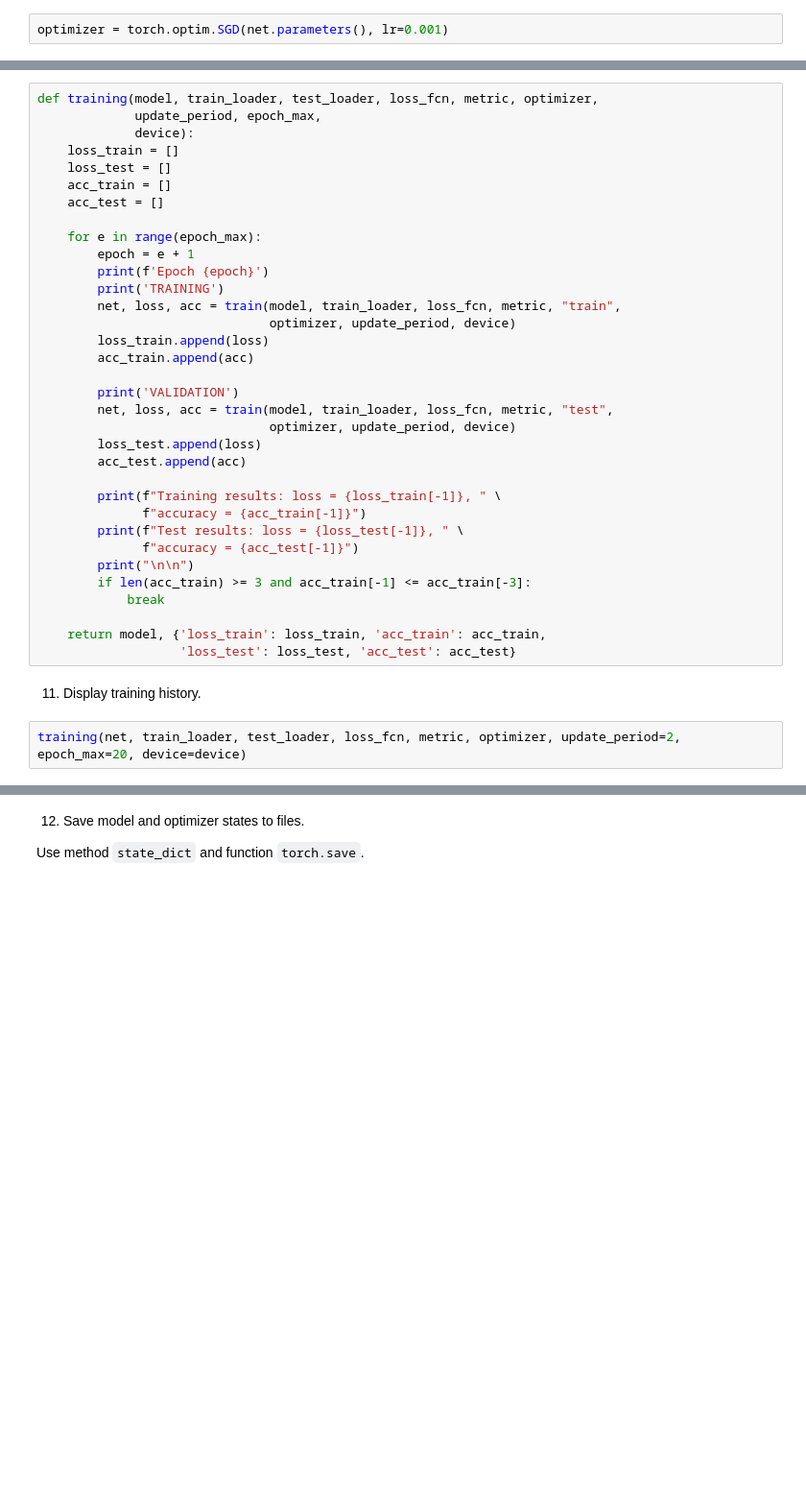
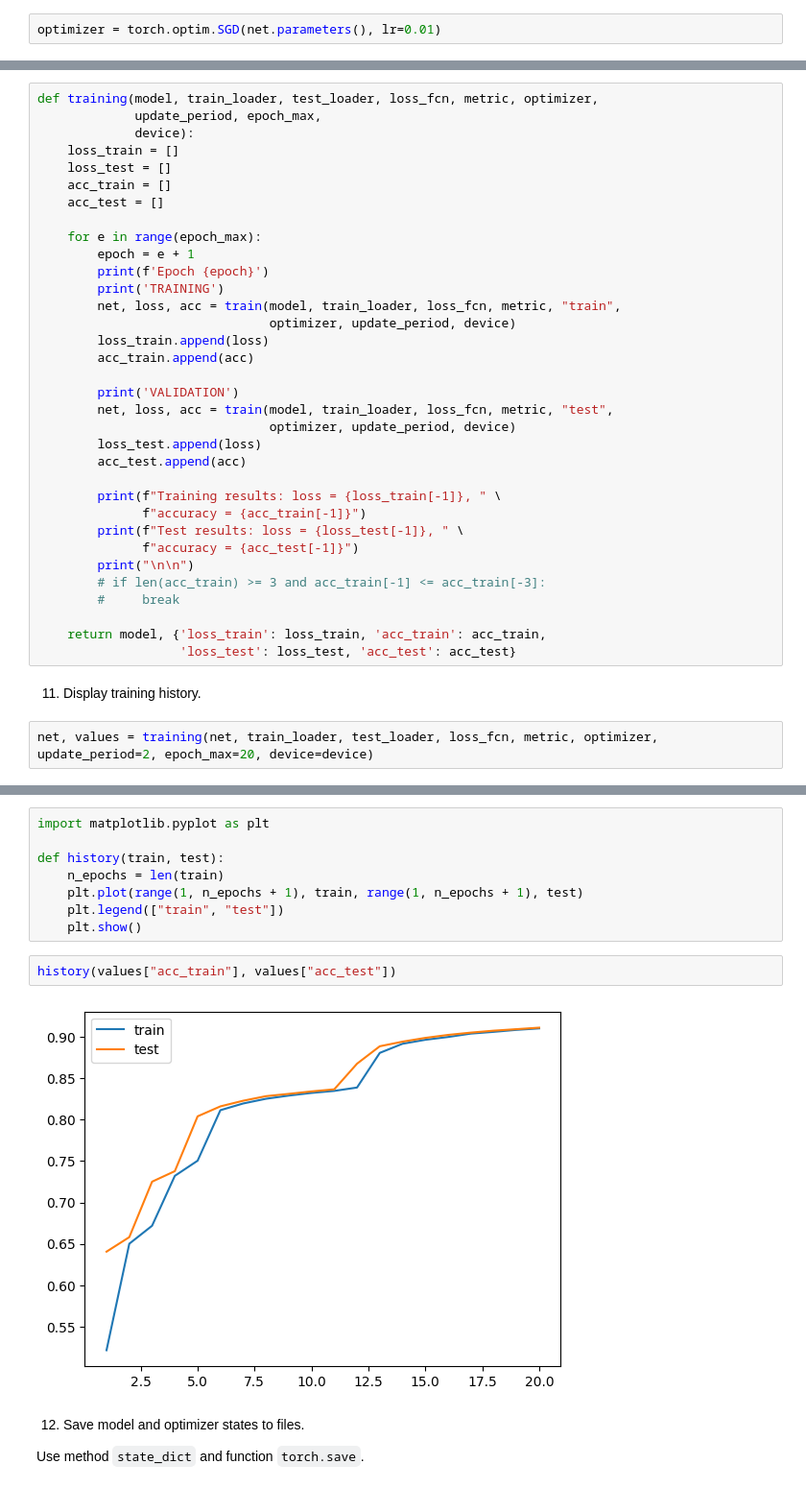
Before and after one commit to pilarskimarcin/EmbeddedSystemsPytorch, a Jupyter notebook: pytorch.ipynb, the cells around one changed output, grey strips where cells are left out. Shown at 96% size. Cells and saved outputs as stored; diff of their text form; blank space fills up the shorter version.

```diff
--- a/pytorch.ipynb
+++ b/pytorch.ipynb
@@ -406,7 +424,7 @@ metric = AccuracyMetric()
 Instantiate `torch.optim.SGD` (with `net`work parameters) as `optimizer`.
 Use learning rate = 0.001
 # %%
-optimizer = torch.optim.SGD(net.parameters(), lr=0.001)
+optimizer = torch.optim.SGD(net.parameters(), lr=0.01)
 # %% [markdown]
 9. Now define training / testing function:
 # %%
@@ -514,15 +532,15 @@ def training(model, train_loader, test_loader, loss_fcn, metric, optimizer,
         print(f"Test results: loss = {loss_test[-1]}, " \
               f"accuracy = {acc_test[-1]}")
         print("\n\n")
-        if len(acc_train) >= 3 and acc_train[-1] <= acc_train[-3]:
-            break
+        # if len(acc_train) >= 3 and acc_train[-1] <= acc_train[-3]:
+        #     break
 
     return model, {'loss_train': loss_train, 'acc_train': acc_train,
                    'loss_test': loss_test, 'acc_test': acc_test}
 # %% [markdown]
 11. Display training history.
 # %%
-training(net, train_loader, test_loader, loss_fcn, metric, optimizer, update_period=2, epoch_max=20, device=device)
+net, values = training(net, train_loader, test_loader, loss_fcn, metric, optimizer, update_period=2, epoch_max=20, device=device)
 # %% [output]
 Epoch 1
 TRAINING
@@ -571,3 +589,15 @@ VALIDATION
+# %%
+import matplotlib.pyplot as plt
+
+def history(train, test):
+    n_epochs = len(train)
+    plt.plot(range(1, n_epochs + 1), train, range(1, n_epochs + 1), test)
+    plt.legend(["train", "test"])
+    plt.show()
+# %%
+history(values["acc_train"], values["acc_test"])
+# %% [output]
+[figure, added]
 # %% [markdown]
 12. Save model and optimizer states to files.
 
```
Also changed, not shown: parts of 8 cells of this notebook, 2 other files.
